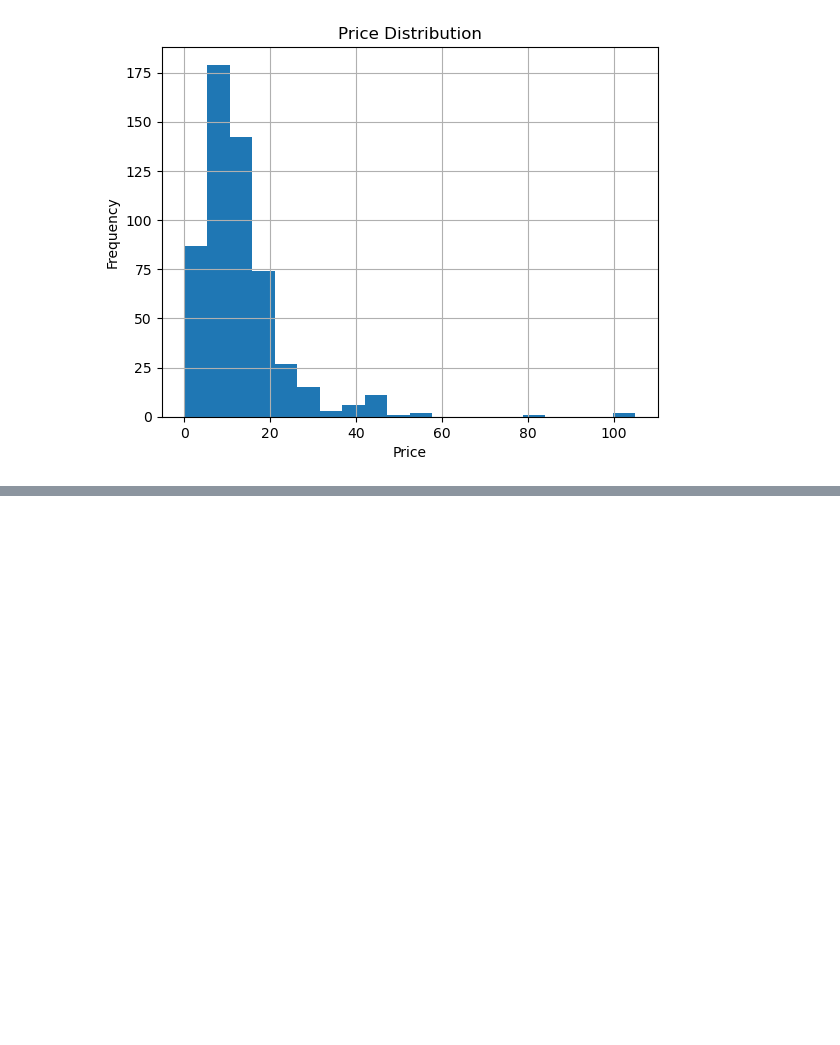
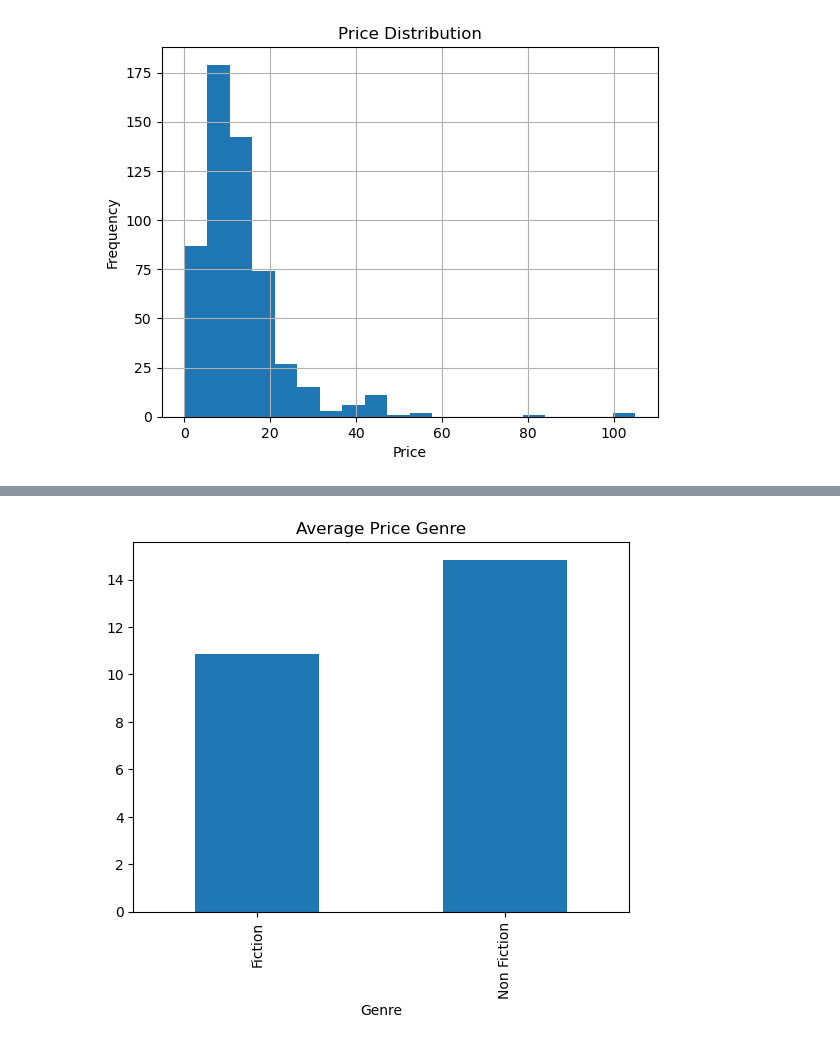
Before and after one commit to NipuliniJ/Book-Analysis-Project, a Jupyter notebook: analysis.ipynb, the cells around one changed output, grey strips where cells are left out. Saved outputs shown, nothing was run; the diff lists cells and outputs as text; code cells hidden in the pictures; blank space fills up the shorter version.

```diff
--- a/analysis.ipynb
+++ b/analysis.ipynb
@@ -79,0 +103,6 @@ plt.show
+# %%
+df.groupby("Genre")["Price"].mean().plot(kind="bar")
+plt.title("Average Price Genre")
+plt.show()
+# %% [output]
+[figure, added]
```
Also changed, not shown: parts of 12 cells of this notebook.
